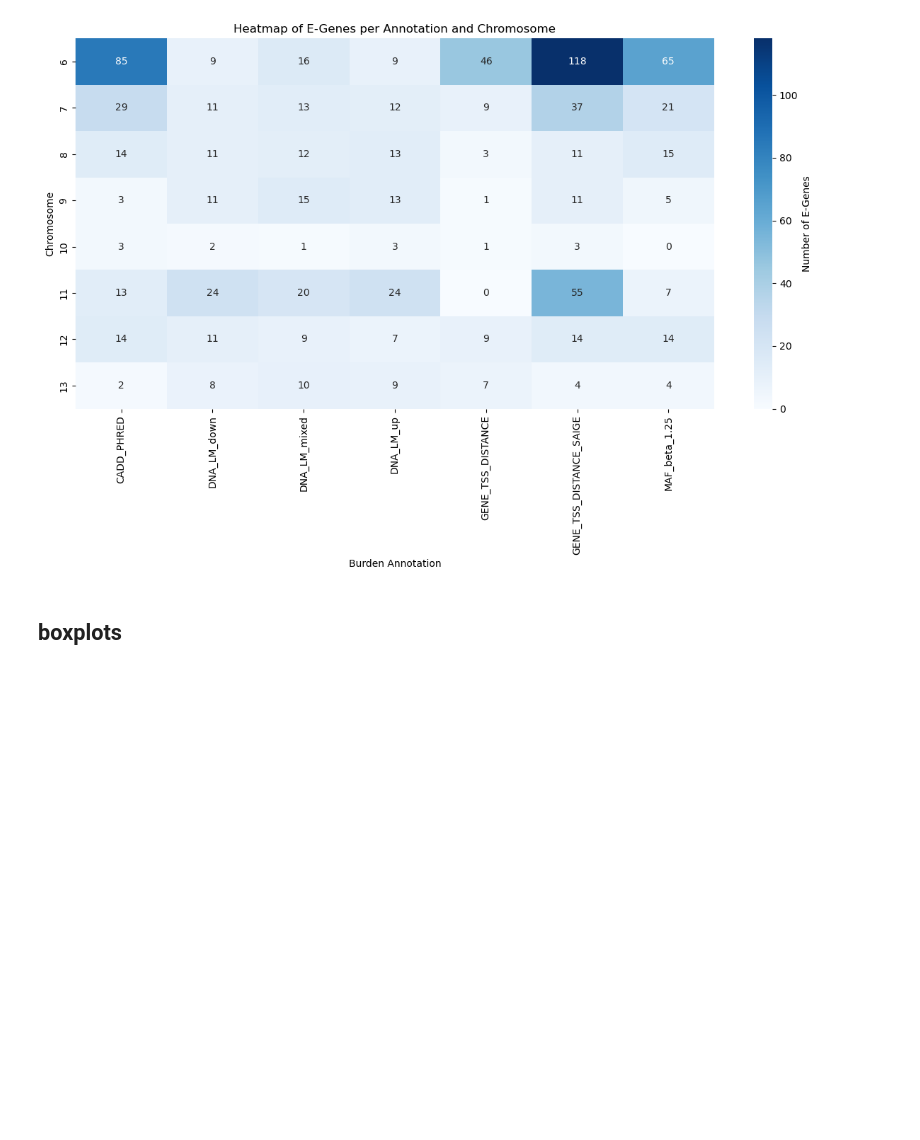
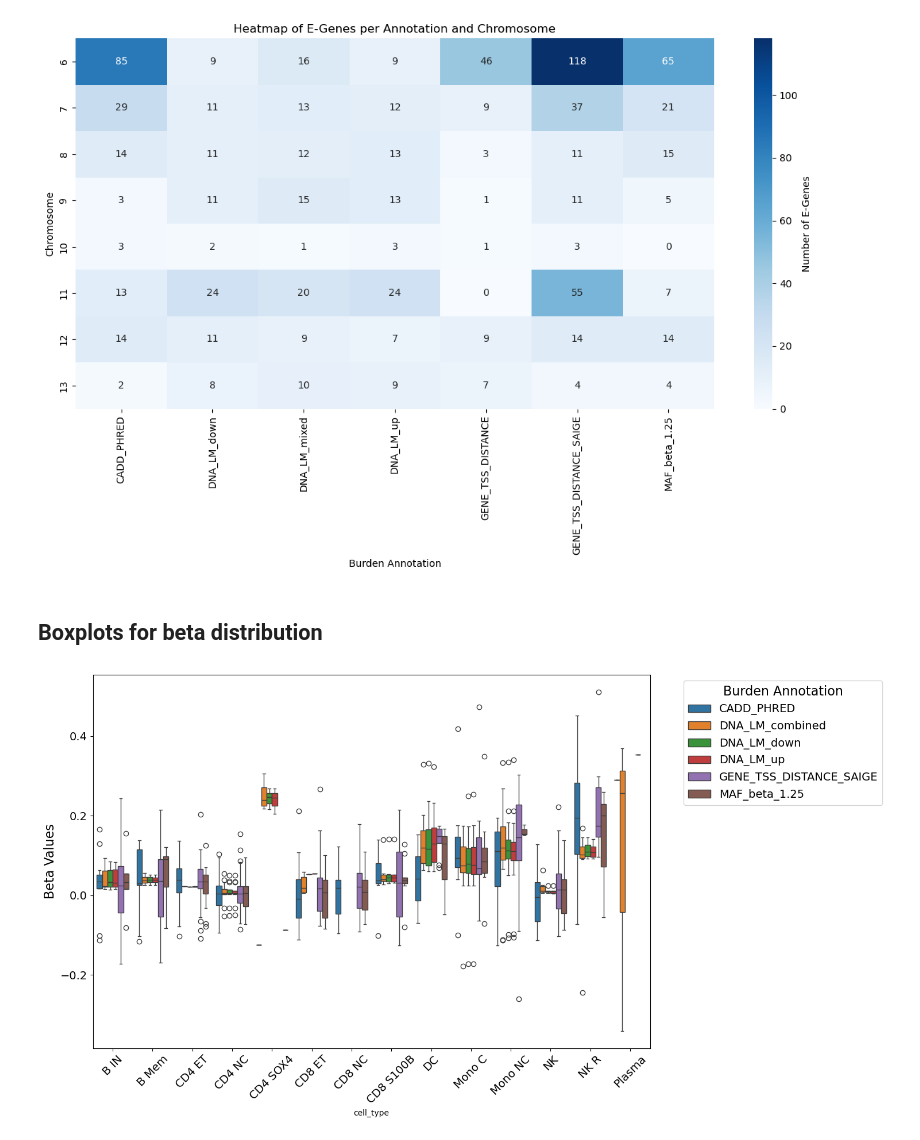
Before and after one commit to theislab/cellink, a Jupyter notebook: docs/notebooks/eval_results_tanja.ipynb, the cells around one changed output. Saved outputs shown, nothing was run; the diff lists cells and outputs as text; code cells hidden in the pictures; blank space fills up the shorter version.

```diff
--- a/docs/notebooks/eval_results_tanja.ipynb
+++ b/docs/notebooks/eval_results_tanja.ipynb
@@ -7,3 +7,6 @@ import pandas as pd
 import scanpy as sc
 import cellink as cl
 from cellink.tl._burden_testing import *
+# %%
+#df_final_all
+all_results = pd.read_csv("/s/project/sys_gen_students/2024_2025/project04_rare_variant_sc/output/association/all_results_FDR_corrected_newest.csv")
@@ -389,4 +501,4 @@ create_chromosome_heatmap(df_list)
 # %% [output]
 [figure]
 # %% [markdown]
-## boxplots
+## Boxplots for beta distribution
@@ -392,0 +508,21 @@ create_chromosome_heatmap(df_list)
+# %%
+def grouped_boxplot(df):
+
+    sorted_df = df.sort_values(by=['cell_type', 'burden_type'])
+
+    plt.figure(figsize=(15, 8))
+    sns.boxplot(data=sorted_df, x='cell_type', y='beta', hue='burden_type')
+
+    #plt.title('Distribution of Beta Values for Cell Type and Burden Type')
+    plt.ylabel('Beta Values', fontsize = 16)
+
+    plt.xticks(rotation=45, fontsize=14)
+
+
+    plt.yticks(fontsize=14)
+
+
+    plt.legend(title='Burden Annotation',title_fontsize=16, fontsize=14, bbox_to_anchor=(1.05, 1), loc='upper left')
+    plt.tight_layout()
+    plt.savefig("/s/project/sys_gen_students/2024_2025/project04_rare_variant_sc/output/data_plots/beta_distribution.png")
+    plt.show()
@@ -392,0 +537,7 @@ create_chromosome_heatmap(df_list)
+# %%
+filtered_results = all_results[all_results['significant']]
+#filtered_results = all_results[(all_results["cell_type"] != "Erythrocytes") & (all_results["cell_type"] != "Platelets") & all_results['significant']]
+# %%
+grouped_boxplot(filtered_results)
+# %% [output]
+[figure, added]
```
Also changed, not shown: parts of 82 cells of this notebook, 1 other file.
